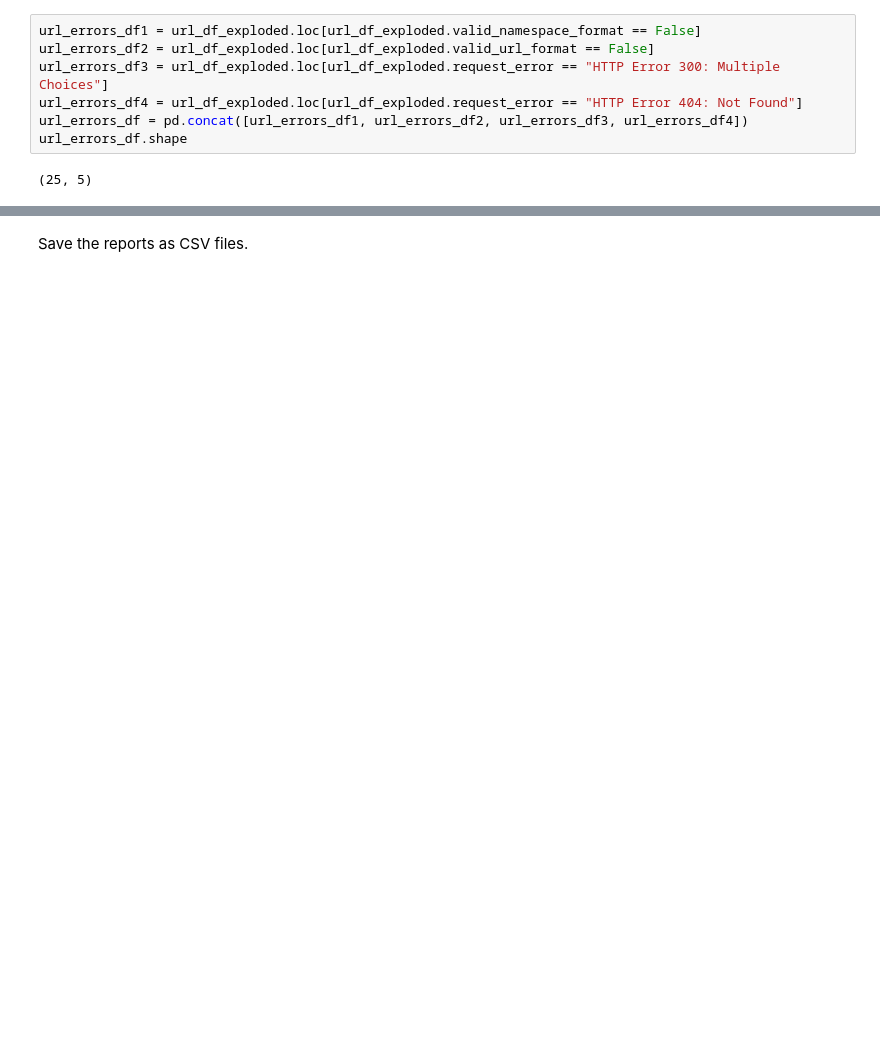
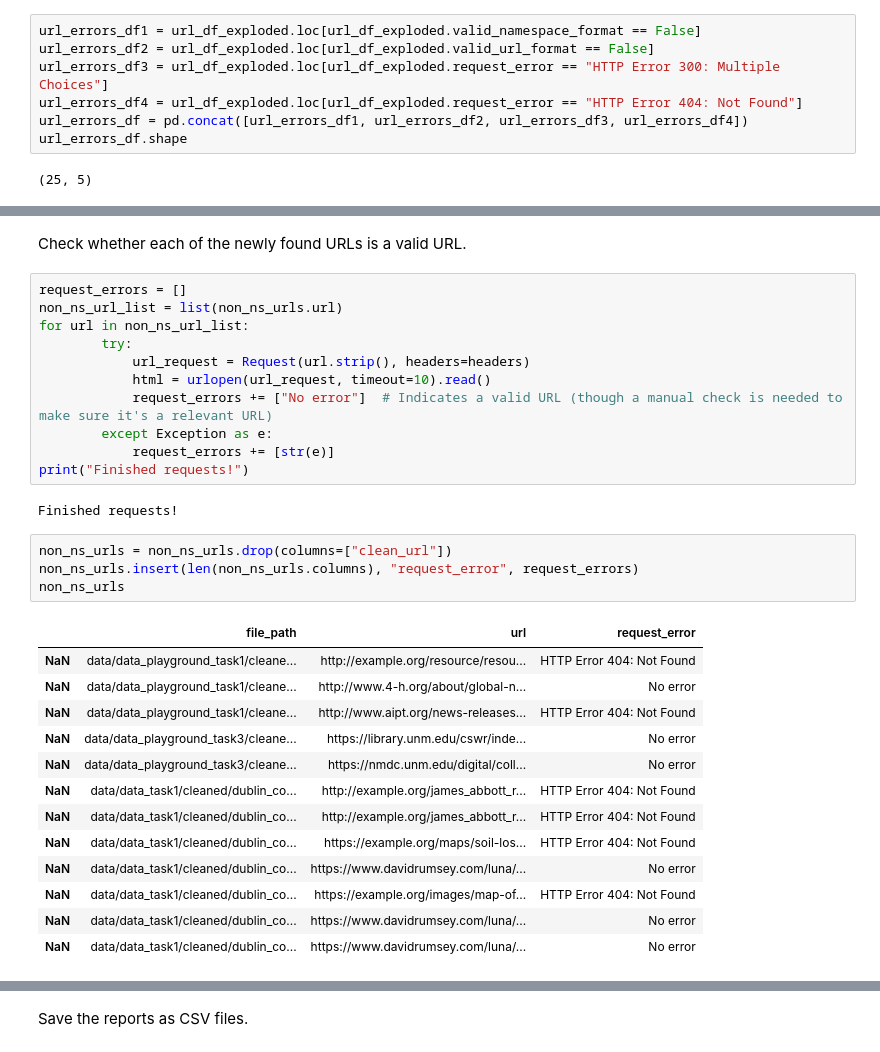
Before and after one commit to thegoose20/lada-eval, a Jupyter notebook: evaluation-completeness.ipynb, the cells around one changed output, grey strips where cells are left out. Saved outputs shown, nothing was run; the diff lists cells and outputs as text; blank space fills up the shorter version.

```diff
--- a/evaluation-completeness.ipynb
+++ b/evaluation-completeness.ipynb
@@ -566,0 +682,33 @@ validity_stats
+# %% [markdown]
+Check whether each of the newly found URLs is a valid URL.
+# %%
+request_errors = []
+non_ns_url_list = list(non_ns_urls.url)
+for url in non_ns_url_list:
+        try:
+            url_request = Request(url.strip(), headers=headers)
+            html = urlopen(url_request, timeout=10).read()
+            request_errors += ["No error"]  # Indicates a valid URL (though a manual check is needed to make sure it's a relevant URL)
+        except Exception as e:
+            request_errors += [str(e)]
+print("Finished requests!")
+# %% [output]
+Finished requests!
+# %%
+non_ns_urls = non_ns_urls.drop(columns=["clean_url"])
+non_ns_urls.insert(len(non_ns_urls.columns), "request_error", request_errors)
+non_ns_urls
+# %% [output]
+|  | file_path | url | request_error |
+| NaN | data/data_playground_task1/cleane... | http://example.org/resource/resou... | HTTP Error 404: Not Found |
+| NaN | data/data_playground_task1/cleane... | http://www.4-h.org/about/global-n... | No error |
+| NaN | data/data_playground_task1/cleane... | http://www.aipt.org/news-releases... | HTTP Error 404: Not Found |
+| NaN | data/data_playground_task3/cleane... | https://library.unm.edu/cswr/inde... | No error |
+| NaN | data/data_playground_task3/cleane... | https://nmdc.unm.edu/digital/coll... | No error |
+| NaN | data/data_task1/cleaned/dublin_co... | http://example.org/james_abbott_r... | HTTP Error 404: Not Found |
+| NaN | data/data_task1/cleaned/dublin_co... | http://example.org/james_abbott_r... | HTTP Error 404: Not Found |
+| NaN | data/data_task1/cleaned/dublin_co... | https://example.org/maps/soil-los... | HTTP Error 404: Not Found |
+| NaN | data/data_task1/cleaned/dublin_co... | https://www.davidrumsey.com/luna/... | No error |
+| NaN | data/data_task1/cleaned/dublin_co... | https://example.org/images/map-of... | HTTP Error 404: Not Found |
+| NaN | data/data_task1/cleaned/dublin_co... | https://www.davidrumsey.com/luna/... | No error |
+| NaN | data/data_task1/cleaned/dublin_co... | https://www.davidrumsey.com/luna/... | No error |
```
Also changed, not shown: parts of 54 cells of this notebook.
